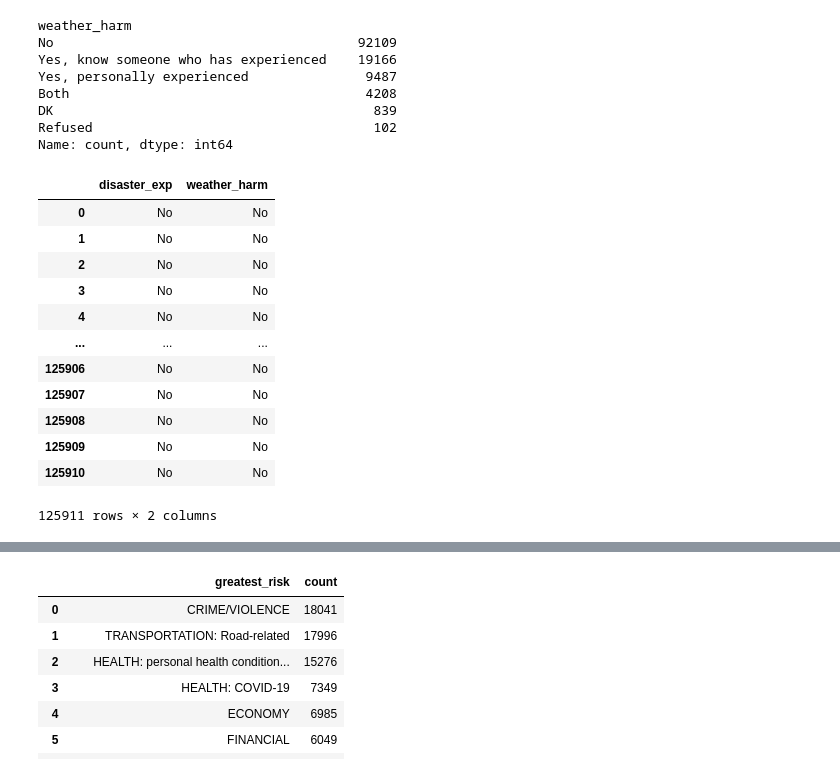
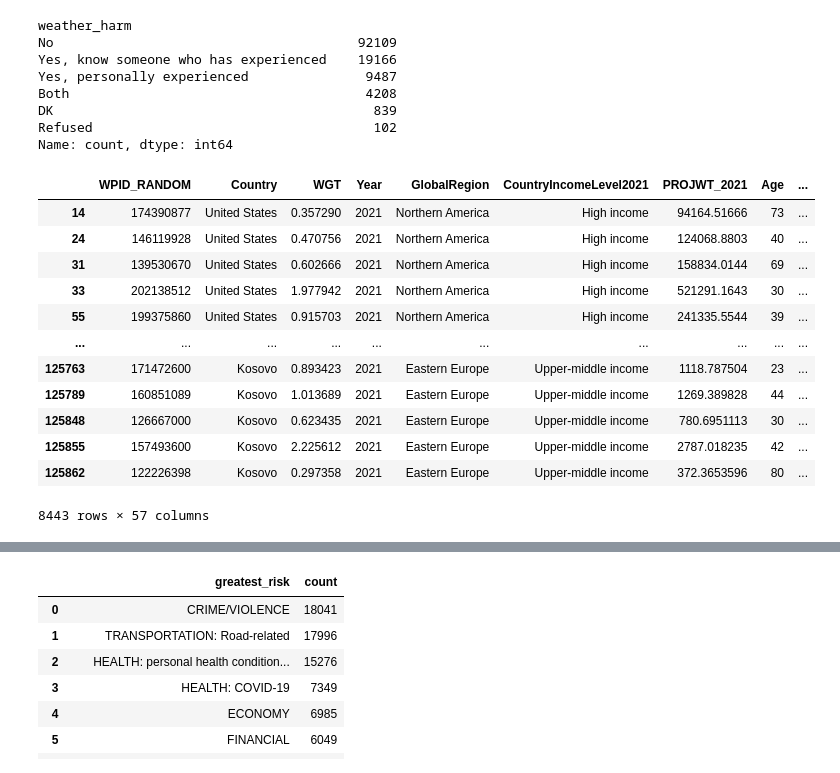
Before and after one commit to eemchadwick/natural_disasters, a Jupyter notebook: notebooks/natural disasters.ipynb, the cells around one changed output, grey strips where cells are left out. Saved outputs shown, nothing was run; the diff lists cells and outputs as text; code cells hidden in the pictures.

```diff
--- a/notebooks/natural disasters.ipynb
+++ b/notebooks/natural disasters.ipynb
@@ -1878,18 +1897,21 @@ Name: count, dtype: int64
 # %%
 #link between disaster exp. & exp. harm?
 #people who have experienced a disaster and "yes, personally" or "both" to weather harm
-survey[['disaster_exp', 'weather_harm']]
+# this is the most extreme group
+
+exp_and_harm = survey[(survey['disaster_exp']== 'Yes') & ((survey['weather_harm']=='Yes, personally experienced') | (survey['weather_harm']=='Both'))  ]
+exp_and_harm
 # %% [output]
-|  | disaster_exp | weather_harm |
-| 0 | No | No |
-| 1 | No | No |
-| 2 | No | No |
-| 3 | No | No |
-| 4 | No | No |
-| ... | ... | ... |
-| 125906 | No | No |
-| 125907 | No | No |
-| 125908 | No | No |
-| 125909 | No | No |
-| 125910 | No | No |
+|  | WPID_RANDOM | Country | WGT | Year | GlobalRegion | CountryIncomeLevel2021 | PROJWT_2021 | Age | ... |
+| 14 | 174390877 | United States | 0.357290 | 2021 | Northern America | High income | 94164.51666 | 73 | ... |
+| 24 | 146119928 | United States | 0.470756 | 2021 | Northern America | High income | 124068.8803 | 40 | ... |
+| 31 | 139530670 | United States | 0.602666 | 2021 | Northern America | High income | 158834.0144 | 69 | ... |
+| 33 | 202138512 | United States | 1.977942 | 2021 | Northern America | High income | 521291.1643 | 30 | ... |
+| 55 | 199375860 | United States | 0.915703 | 2021 | Northern America | High income | 241335.5544 | 39 | ... |
+| ... | ... | ... | ... | ... | ... | ... | ... | ... | ... |
+| 125763 | 171472600 | Kosovo | 0.893423 | 2021 | Eastern Europe | Upper-middle income | 1118.787504 | 23 | ... |
+| 125789 | 160851089 | Kosovo | 1.013689 | 2021 | Eastern Europe | Upper-middle income | 1269.389828 | 44 | ... |
+| 125848 | 126667000 | Kosovo | 0.623435 | 2021 | Eastern Europe | Upper-middle income | 780.6951113 | 30 | ... |
+| 125855 | 157493600 | Kosovo | 2.225612 | 2021 | Eastern Europe | Upper-middle income | 2787.018235 | 42 | ... |
+| 125862 | 122226398 | Kosovo | 0.297358 | 2021 | Eastern Europe | Upper-middle income | 372.3653596 | 80 | ... |
-125911 rows × 2 columns
+8443 rows × 57 columns
```
Also changed, not shown: parts of 21 cells of this notebook, 1 other file.
